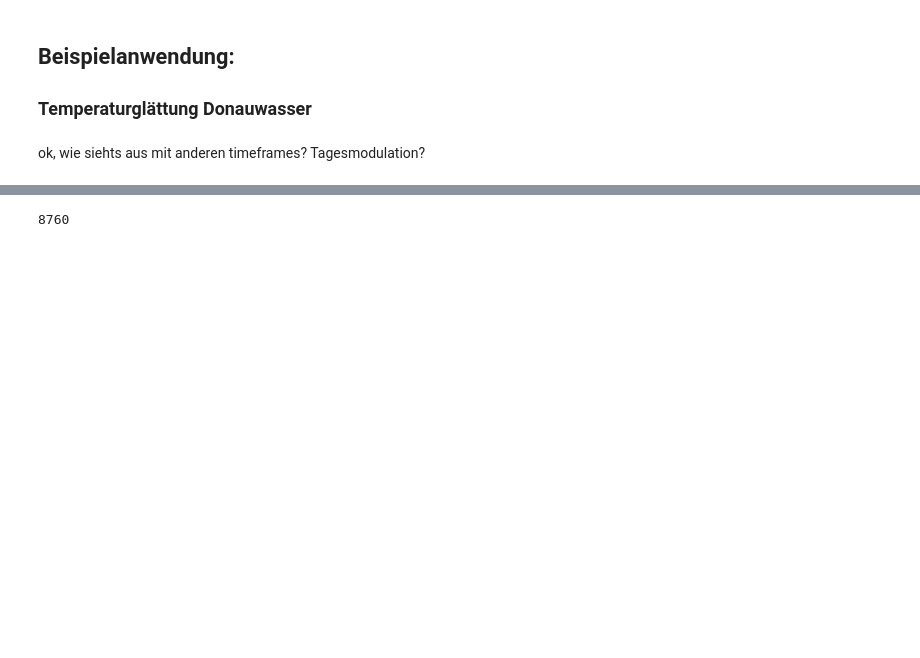
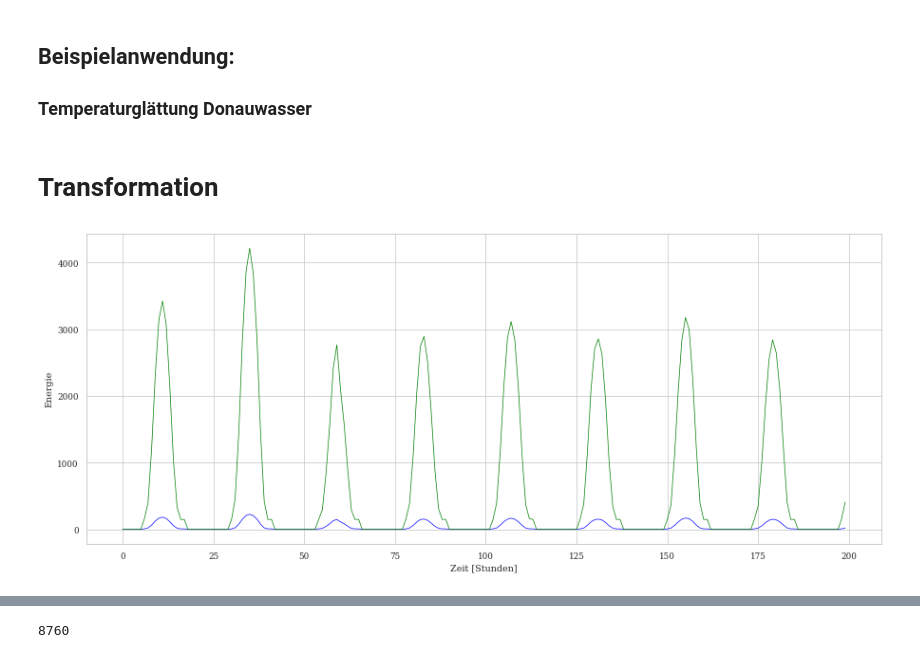
Before and after one commit to simonschaluppe/FLUCCOplus, a Jupyter notebook: notebooks/4.3.0_Transformation.ipynb, the cells around one changed output, grey strips where cells are left out. Cells and saved outputs as stored; diff of their text form; code cells hidden in the pictures; blank space fills up the shorter version.

```diff
--- a/notebooks/4.3.0_Transformation.ipynb
+++ b/notebooks/4.3.0_Transformation.ipynb
@@ -56,2 +142,0 @@ plot(s_year, p)
-# %% [markdown]
-ok, wie siehts aus mit anderen timeframes? Tagesmodulation?
@@ -59,0 +143,9 @@ ok, wie siehts aus mit anderen timeframes? Tagesmodulation?
+# %% [markdown]
+# Transformation
+# %%
+df_base= elmap.fetch(year=em_year)
+df_base = df_base.rename(columns=EM_TO_EXCEL_colnames)
+# %%
+plot_comp(df_base.Photovoltaik, scaled.TSD.Photovoltaik, start=0, stop=200)
+# %% [output]
+[figure, added]
```
Also changed, not shown: parts of 46 cells of this notebook, 5 other files.
